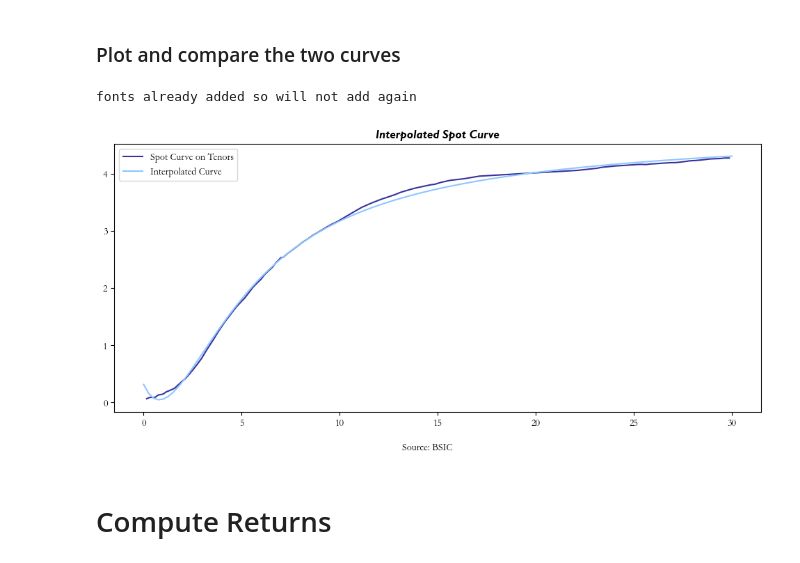
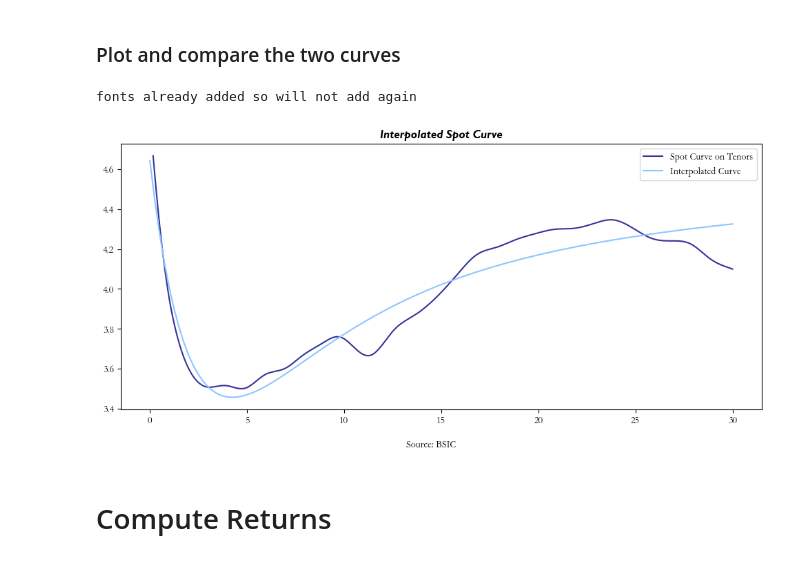
Before and after one commit to vittoriomanfriani/Fundamental-Factor-Model-for-Rates, a Jupyter notebook: Project.ipynb, the cells around one changed output. Drawn from its saved outputs; the diff is of its cells as text; code cells hidden in the pictures.

```diff
--- a/Project.ipynb
+++ b/Project.ipynb
@@ -34,6 +36,5 @@ data = data.loc[
 # %%
-spot_rates_calculator = sc.SpotRatesCalculator()
-zero_curve_df = spot_rates_calculator.apply_bootstrapper(data,freq = 'tenors')
+zero_curve_df = spot_rates_calculator.apply_bootstrapper(data,freq = 'monthly')
 # %% [markdown]
 # Apply Nelson Siegel
 # %%
@@ -56,29 +74,29 @@ interpolated_curve_df = spot_rates_calculator.interpolate_nelson_siegel(loadings
 # %%
 fig, ax = plt.subplots(figsize=(12, 5))
 
 # Plot spot curve on tenors
 ax.plot(
-    zero_curve_df.loc['2014-01-01', 'Maturities'],
-    zero_curve_df.loc['2014-01-01', 'Curve'],
+    zero_curve_df.loc['2024-10-01', 'Maturities'],
+    zero_curve_df.loc['2024-10-01', 'Curve'],
     label='Spot Curve on Tenors'
 )
 
 # Plot interpolated curve
 ax.plot(
-    interpolated_curve_df.loc['2014-01-01', 'Maturities'],
-    interpolated_curve_df.loc['2014-01-01', 'Curve'],
+    interpolated_curve_df.loc['2024-10-01', 'Maturities'],
+    interpolated_curve_df.loc['2024-10-01', 'Curve'],
     label='Interpolated Curve'
 )
 
 # Add legend and title
 ax.legend()
 ax.set_title('Interpolated Spot Curve')
 
 # Apply custom style
 mpl_bsic.apply_bsic_style(fig, ax)
 # %% [output]
 fonts already added so will not add again
-[figure, old version]
+[figure, new version]
 # %% [markdown]
 # Compute Returns
 # %% [markdown]
```
Also changed, not shown: parts of 6 cells of this notebook, 2 other files.
